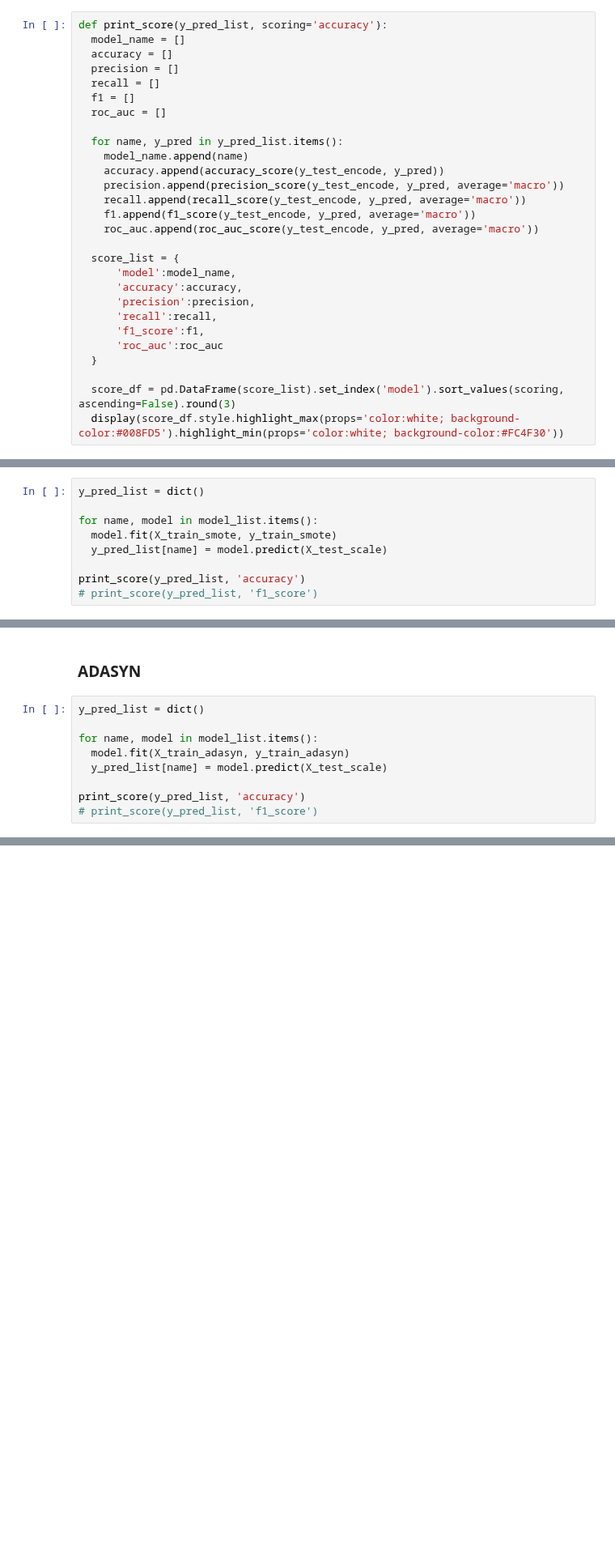
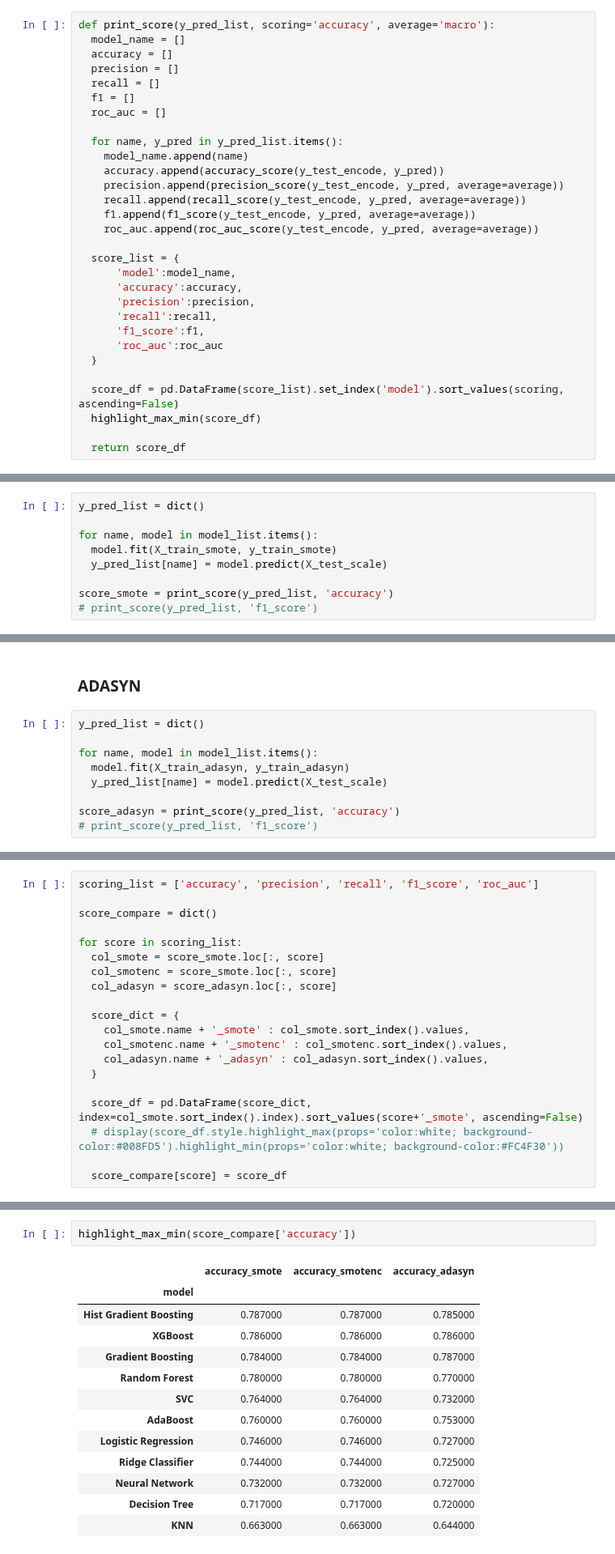
Before and after one commit to adhang/data-science-digital-skola, a Jupyter notebook: 99. Final Project/Telco Customer Churn Prediction (Modeling).ipynb, the cells around one changed output, grey strips where cells are left out. Shown at 81% size. Cells and saved outputs as stored; diff of their text form; blank space fills up the shorter version.

Commit message:
compare SMOTE, SMOTENC, ADASYN

```diff
--- a/99. Final Project/Telco Customer Churn Prediction (Modeling).ipynb
+++ b/99. Final Project/Telco Customer Churn Prediction (Modeling).ipynb
@@ -495,7 +503,7 @@ def print_report(y_test, y_pred):
 # %% [markdown]
 ### Print Score
 # %%
-def print_score(y_pred_list, scoring='accuracy'):
+def print_score(y_pred_list, scoring='accuracy', average='macro'):
   model_name = []
   accuracy = []
   precision = []
@@ -506,10 +514,10 @@ def print_score(y_pred_list, scoring='accuracy'):
   for name, y_pred in y_pred_list.items():
     model_name.append(name)
     accuracy.append(accuracy_score(y_test_encode, y_pred))
-    precision.append(precision_score(y_test_encode, y_pred, average='macro'))
-    recall.append(recall_score(y_test_encode, y_pred, average='macro'))
-    f1.append(f1_score(y_test_encode, y_pred, average='macro'))
-    roc_auc.append(roc_auc_score(y_test_encode, y_pred, average='macro'))
+    precision.append(precision_score(y_test_encode, y_pred, average=average))
+    recall.append(recall_score(y_test_encode, y_pred, average=average))
+    f1.append(f1_score(y_test_encode, y_pred, average=average))
+    roc_auc.append(roc_auc_score(y_test_encode, y_pred, average=average))
 
   score_list = {
       'model':model_name,
@@ -520,8 +528,10 @@ def print_score(y_pred_list, scoring='accuracy'):
       'roc_auc':roc_auc
   }
 
-  score_df = pd.DataFrame(score_list).set_index('model').sort_values(scoring, ascending=False).round(3)
-  display(score_df.style.highlight_max(props='color:white; background-color:#008FD5').highlight_min(props='color:white; background-color:#FC4F30'))
+  score_df = pd.DataFrame(score_list).set_index('model').sort_values(scoring, ascending=False)
+  highlight_max_min(score_df)
+
+  return score_df
 # %% [markdown]
 ### Grid Search
 # %%
@@ -564,7 +574,7 @@ for name, model in model_list.items():
   model.fit(X_train_smote, y_train_smote)
   y_pred_list[name] = model.predict(X_test_scale)
 
-print_score(y_pred_list, 'accuracy')
+score_smote = print_score(y_pred_list, 'accuracy')
 # print_score(y_pred_list, 'f1_score')
 # %% [output]
 |  | accuracy | precision | recall | f1_score | roc_auc |
@@ -614,7 +624,7 @@ for name, model in model_list.items():
   model.fit(X_train_adasyn, y_train_adasyn)
   y_pred_list[name] = model.predict(X_test_scale)
 
-print_score(y_pred_list, 'accuracy')
+score_adasyn = print_score(y_pred_list, 'accuracy')
 # print_score(y_pred_list, 'f1_score')
 # %% [output]
 |  | accuracy | precision | recall | f1_score | roc_auc |
@@ -632,0 +645,20 @@ print_score(y_pred_list, 'accuracy')
+# %%
+scoring_list = ['accuracy', 'precision', 'recall', 'f1_score', 'roc_auc']
+
+score_compare = dict()
+
+for score in scoring_list:
+  col_smote = score_smote.loc[:, score]
+  col_smotenc = score_smote.loc[:, score]
+  col_adasyn = score_adasyn.loc[:, score]
+
+  score_dict = {
+    col_smote.name + '_smote' : col_smote.sort_index().values,
+    col_smotenc.name + '_smotenc' : col_smotenc.sort_index().values,
+    col_adasyn.name + '_adasyn' : col_adasyn.sort_index().values,
+  }
+
+  score_df = pd.DataFrame(score_dict, index=col_smote.sort_index().index).sort_values(score+'_smote', ascending=False)
+  # display(score_df.style.highlight_max(props='color:white; background-color:#008FD5').highlight_min(props='color:white; background-color:#FC4F30'))
+
+  score_compare[score] = score_df
@@ -632,0 +667,16 @@ print_score(y_pred_list, 'accuracy')
+# %%
+highlight_max_min(score_compare['accuracy'])
+# %% [output]
+|  | accuracy_smote | accuracy_smotenc | accuracy_adasyn |
+| model |  |  |  |
+| Hist Gradient Boosting | 0.787000 | 0.787000 | 0.785000 |
+| XGBoost | 0.786000 | 0.786000 | 0.786000 |
+| Gradient Boosting | 0.784000 | 0.784000 | 0.787000 |
+| Random Forest | 0.780000 | 0.780000 | 0.770000 |
+| SVC | 0.764000 | 0.764000 | 0.732000 |
+| AdaBoost | 0.760000 | 0.760000 | 0.753000 |
+| Logistic Regression | 0.746000 | 0.746000 | 0.727000 |
+| Ridge Classifier | 0.744000 | 0.744000 | 0.725000 |
+| Neural Network | 0.732000 | 0.732000 | 0.727000 |
+| Decision Tree | 0.717000 | 0.717000 | 0.720000 |
+| KNN | 0.663000 | 0.663000 | 0.644000 |
```
Also changed, not shown: parts of 16 cells of this notebook.
